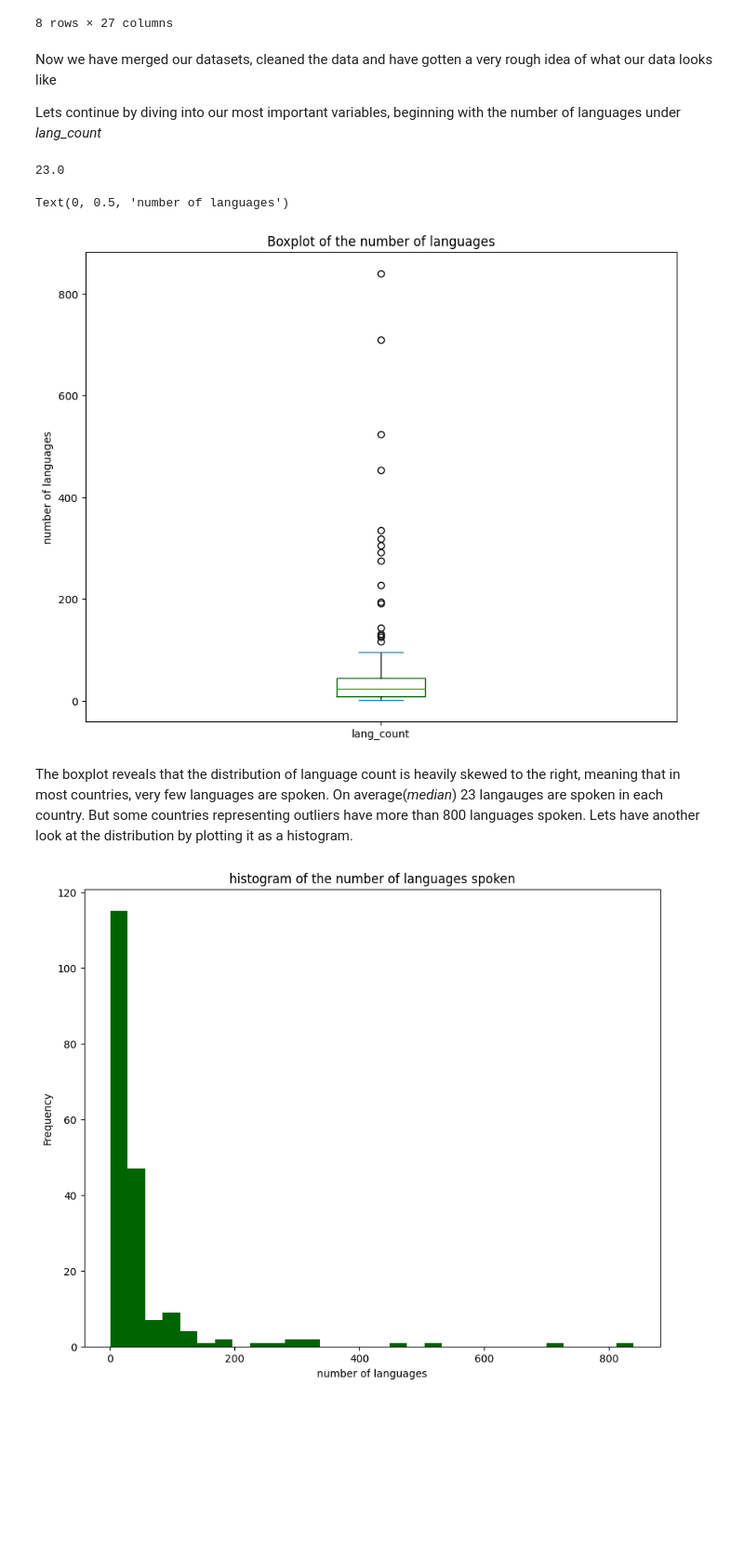
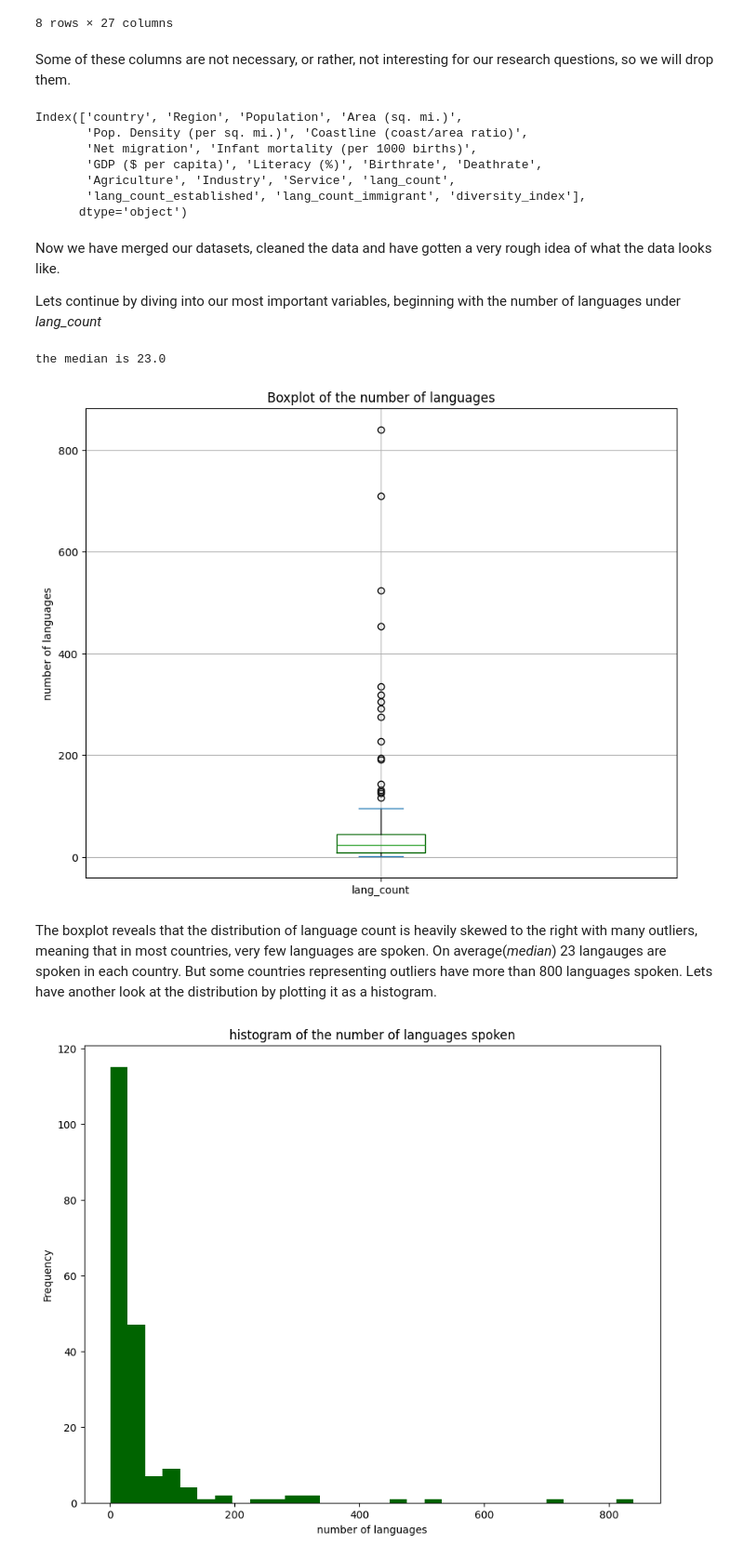
Before and after one commit to Eszettfors/CapstoneProject-DH-W2023-Essfors_Hannes, a Jupyter notebook: Assignment_1.ipynb, the cells around one changed output. Shown at 93% size. Saved outputs shown, nothing was run; the diff lists cells and outputs as text; code cells hidden in the pictures; blank space fills up the shorter version.

```diff
--- a/Assignment_1.ipynb
+++ b/Assignment_1.ipynb
@@ -337,26 +336,39 @@ df.describe()
 | 75% | 1.796809e+07 | 4.691400e+05 | 176.300000 | 7.390000 | 0.905000 | ... |
 | max | 1.313974e+09 | 9.984670e+06 | 16271.500000 | 331.660000 | 23.060000 | ... |
 8 rows × 27 columns
+# %% [markdown]
+Some of these columns are not necessary, or rather, not interesting for our research questions, so we will drop them.
+# %%
+df = df.drop(['Phones (per 1000)','Arable (%)','Crops (%)', 'Other (%)', 'Climate','lang_count(%)','nmb_of_speakers_total','nmb_of_speakers_mean','nmb_of_speakers_median','diversity_coverage'], axis='columns')
+# %%
+df.columns
+# %% [output]
+Index(['country', 'Region', 'Population', 'Area (sq. mi.)',
+       'Pop. Density (per sq. mi.)', 'Coastline (coast/area ratio)',
+       'Net migration', 'Infant mortality (per 1000 births)',
+       'GDP ($ per capita)', 'Literacy (%)', 'Birthrate', 'Deathrate',
+       'Agriculture', 'Industry', 'Service', 'lang_count',
+       'lang_count_established', 'lang_count_immigrant', 'diversity_index'],
+      dtype='object')
 # %% [markdown]
 
-Now we have merged our datasets, cleaned the data and have gotten a very rough idea of what our data looks like
+Now we have merged our datasets, cleaned the data and have gotten a very rough idea of what the data looks like.
 
 Lets continue by diving into our most important variables, beginning with the number of languages under *lang_count*
 # %%
 df.lang_count.plot(figsize = (10,8),
         kind = 'box',
         title = 'Boxplot of the number of languages',
         color = dict(boxes = 'darkgreen', whiskers = 'black'),
-
-)
-print(df.lang_count.median())
-plt.ylabel('number of languages')
+        grid=True
+);
+print(f'the median is {df.lang_count.median()}')
+plt.ylabel('number of languages');
 # %% [output]
-23.0
+the median is 23.0
-Text(0, 0.5, 'number of languages')
-[figure, old version]
+[figure, new version]
 # %% [markdown]
-The boxplot reveals that the distribution of language count is heavily skewed to the right, meaning that in most countries, very few languages are spoken. On average(*median*) 23 langauges are spoken in each country. But some countries representing outliers have more than 800 languages spoken. Lets have another look at the distribution by plotting it as a histogram.
+The boxplot reveals that the distribution of language count is heavily skewed to the right with many outliers, meaning that in most countries, very few languages are spoken. On average(*median*) 23 langauges are spoken in each country. But some countries representing outliers have more than 800 languages spoken. Lets have another look at the distribution by plotting it as a histogram.
 # %%
 df.lang_count.plot(figsize=(10,8),
     kind = 'hist',
```
Also changed, not shown: parts of 25 cells of this notebook, 1 other file.
